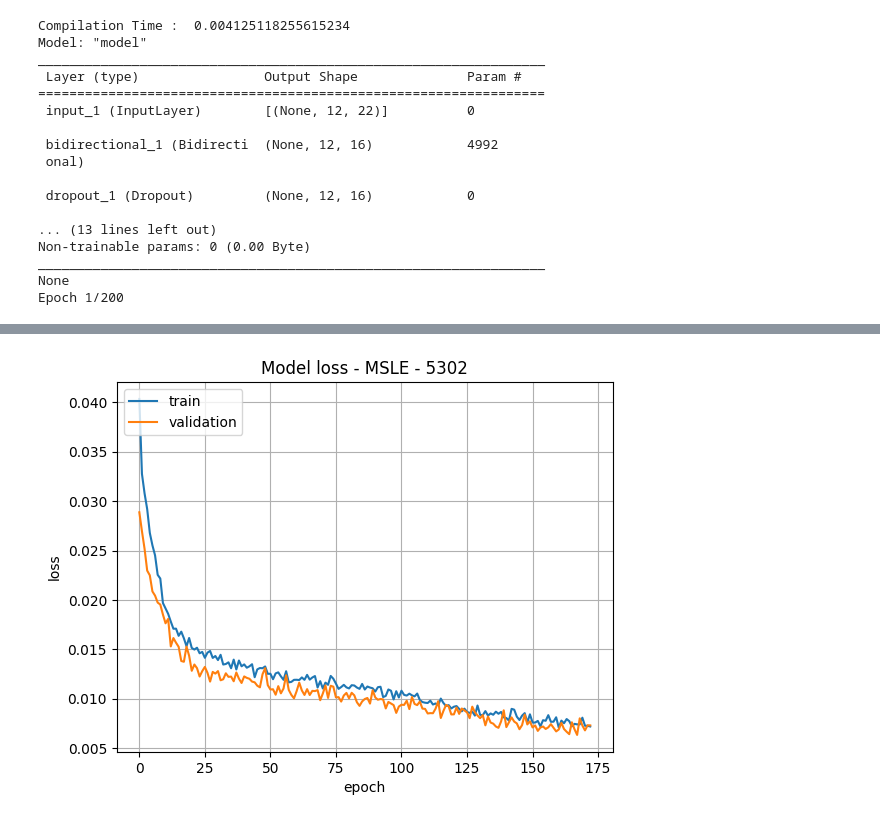
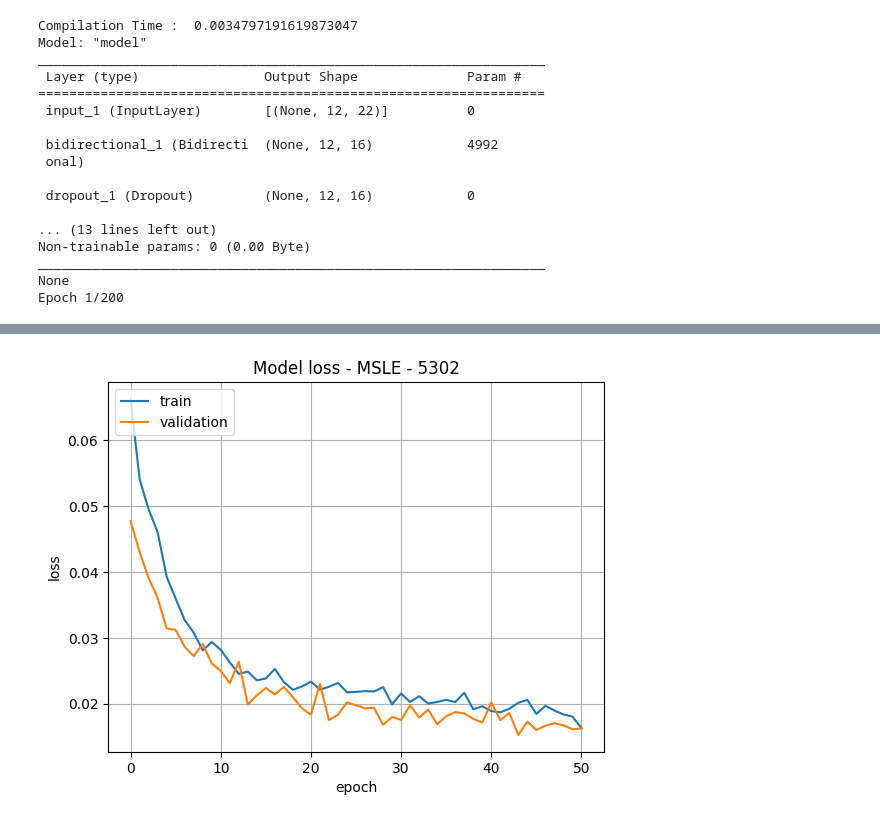
Before and after one commit to AlertaDengue/transfer-learning-forecast, a Jupyter notebook: forecast/train_and_eval.ipynb, the cells around one changed output, grey strips where cells are left out. Cells and saved outputs as stored; diff of their text form; code cells hidden in the pictures.

```diff
--- a/forecast/train_and_eval.ipynb
+++ b/forecast/train_and_eval.ipynb
@@ -26,5 +26,5 @@ FILENAME_DATA = f'../data/dengue_{city}.csv'
 
 end_date = '2023-12-31'
 
-train_dl_model(city, doenca = 'dengue', end_date_train = None, ratio = 0.75 , end_date = end_date, plot = True, filename_data = FILENAME_DATA, min_delta = 0.001, label = 't1', lr = 0.0001, epochs = 200)
+train_dl_model(city, doenca = 'dengue', end_date_train = None, ratio = 0.75 , end_date = end_date, plot = True, filename_data = FILENAME_DATA, min_delta = 0.01, label = 't1', lr = 0.0001, epochs = 200)
 # %% [output]
@@ -38,4 +38,4 @@ train_dl_model(city, doenca = 'dengue', end_date_train = None, ratio = 0.75 , en
-Compilation Time :  0.004125118255615234
+Compilation Time :  0.0034797191619873047
 Model: "model"
 _________________________________________________________________
  Layer (type)                Output Shape              Param #
@@ -78 +78 @@ Epoch 173/200
-[figure, old version]
+[figure, new version]
```
Also changed, not shown: parts of 4 cells of this notebook, 34 other files.
